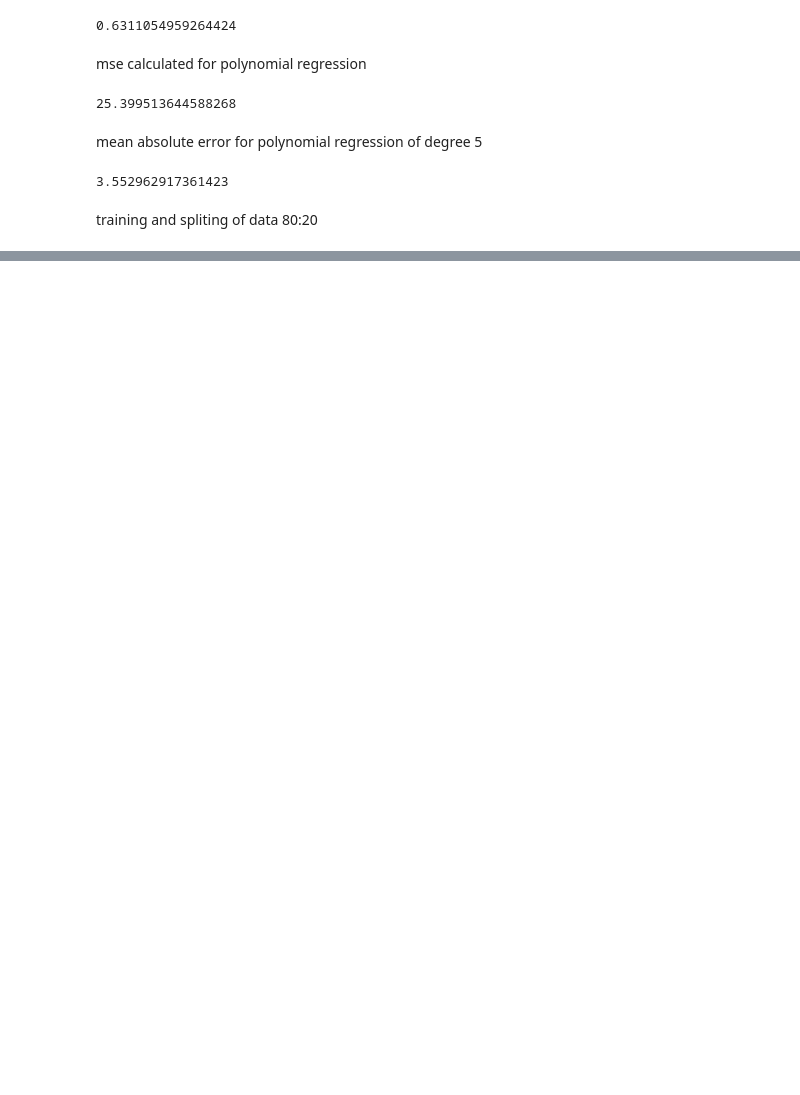
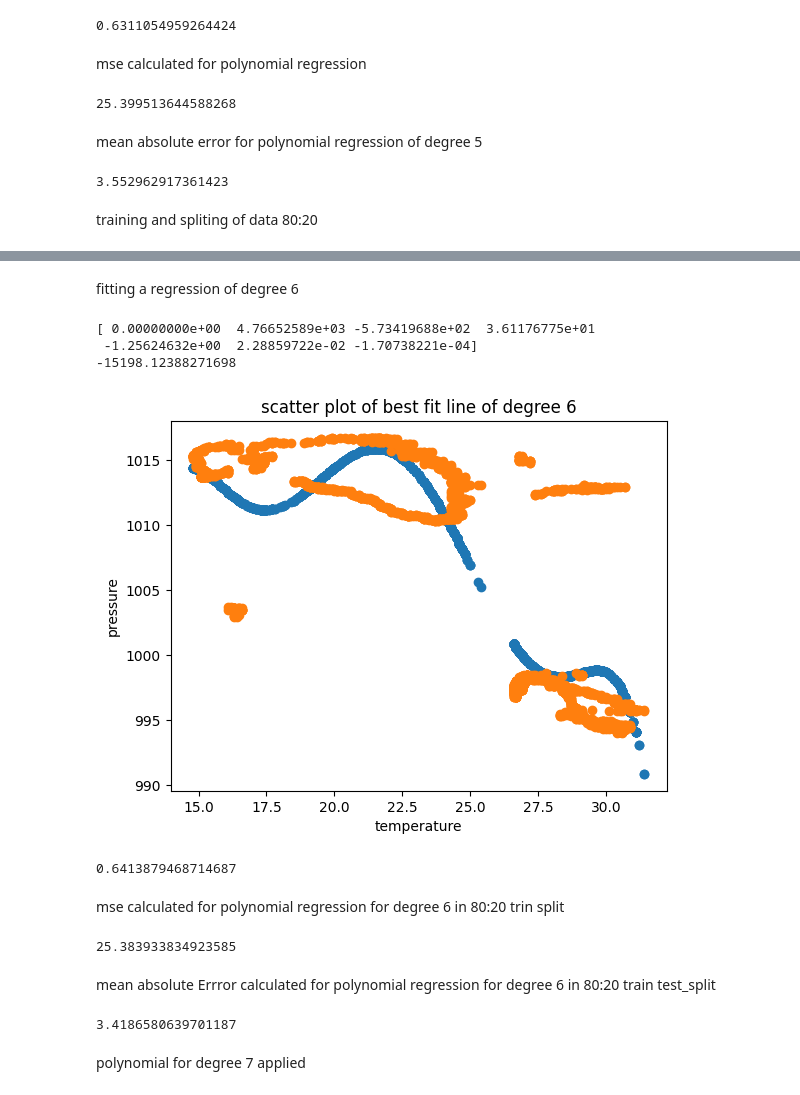
Before and after one commit to joshIsac/sem-2-lab-, a Jupyter notebook: 2348523_LAB_4_POLYNOMIAL_REGRESSION.ipynb, the cells around one changed output, grey strips where cells are left out. Cells and saved outputs as stored; diff of their text form; code cells hidden in the pictures; blank space fills up the shorter version.

```diff
--- a/2348523_LAB_4_POLYNOMIAL_REGRESSION.ipynb
+++ b/2348523_LAB_4_POLYNOMIAL_REGRESSION.ipynb
@@ -421,0 +420,6 @@ X_train
+# %%
+X_train,X_test,y_train, y_test = train_test_split(X, y, test_size=0.2, random_state=44 )
+# %%
+pol=PolynomialFeatures(degree=6,include_bias=True)
+X_train_p=pol.fit_transform(X_train)
+X_test_p=pol.fit_transform(X_test)
@@ -421,0 +458,43 @@ X_train
+# %% [markdown]
+fitting a regression of degree 6
+# %%
+lin_reg5=LinearRegression()
+lin_reg5.fit(X_train_p,y_train)
+print(lin_reg5.coef_)
+print(lin_reg5.intercept_)
+# %% [output]
+[ 0.00000000e+00  4.76652589e+03 -5.73419688e+02  3.61176775e+01
+ -1.25624632e+00  2.28859722e-02 -1.70738221e-04]
+-15198.12388271698
+# %%
+plt.scatter(X_train,lin_reg5.predict(X_train_p))
+plt.scatter(X_train,y_train)
+plt.xlabel('temperature')
+plt.ylabel('pressure')
+
+plt.title("scatter plot of best fit line of degree 6")
+plt.show()
+# %% [output]
+[figure, added]
+# %%
+y_predict5=lin_reg5.predict(X_test_p)
+score5=r2_score(y_test,y_predict5)
+score5
+# %% [output]
+0.6413879468714687
+# %% [markdown]
+mse calculated for polynomial regression for degree 6 in 80:20 trin split
+# %%
+mse5=sum((y_predict5-y_test)**2)/576
+mse5
+# %% [output]
+25.383933834923585
+# %% [markdown]
+mean absolute Errror calculated for polynomial regression for degree 6 in 80:20 train test_split
+# %%
+mae5=sum(abs(y_predict5-y_test))/576
+mae5
+# %% [output]
+3.4186580639701187
+# %% [markdown]
+polynomial for degree 7 applied
```
Also changed, not shown: parts of 14 cells of this notebook.
